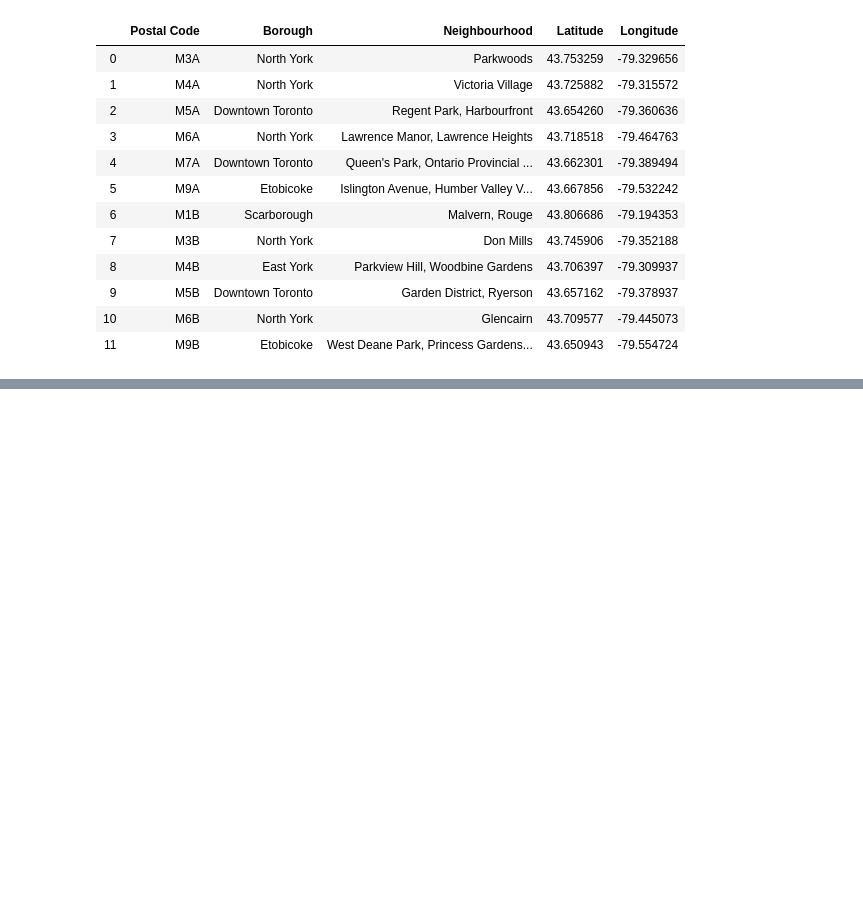
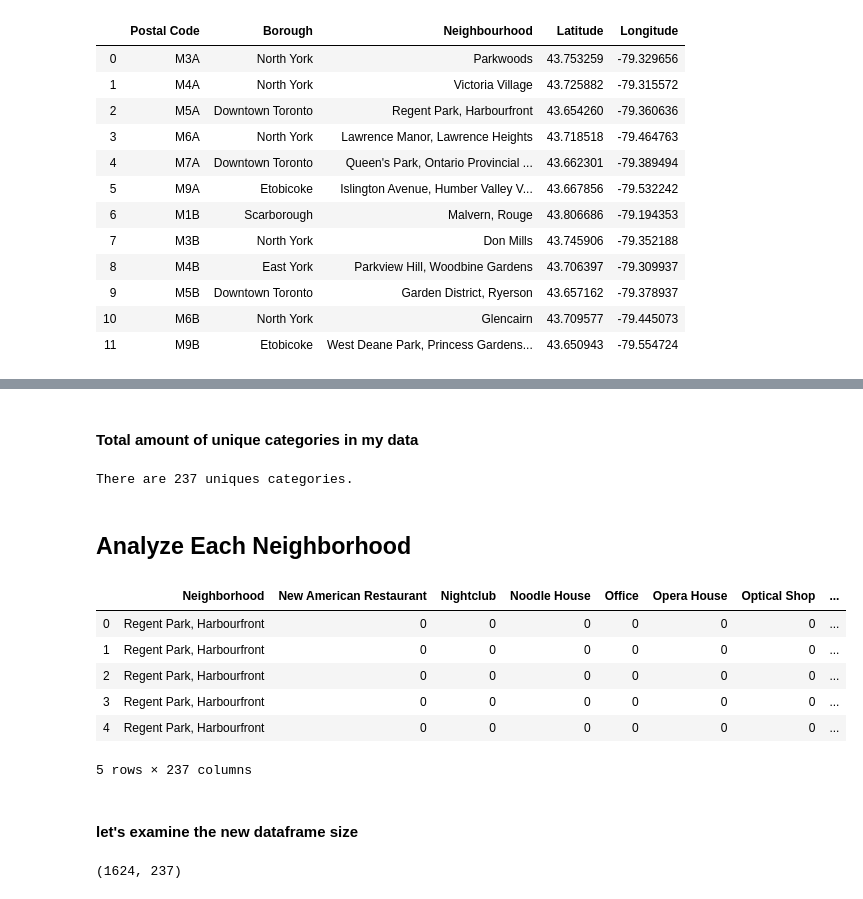
Before and after one commit to xuziqing98/New-Venture-Navigator, a Jupyter notebook: Applied Data Science Capstone Week 3 Assignment.ipynb, the cells around one changed output, grey strips where cells are left out. Saved outputs shown, nothing was run; the diff lists cells and outputs as text; code cells hidden in the pictures; blank space fills up the shorter version.

```diff
--- a/Applied Data Science Capstone Week 3 Assignment.ipynb
+++ b/Applied Data Science Capstone Week 3 Assignment.ipynb
@@ -96,0 +286,37 @@ toronto_merged_df.head(12)
+# %% [markdown]
+#### Total amount of unique categories in my data
+# %%
+print('There are {} uniques categories.'.format(len(Toronto_venues['Venue Category'].unique())))
+# %% [output]
+There are 237 uniques categories.
+# %% [markdown]
+## Analyze Each Neighborhood
+# %%
+# one hot encoding
+toronto_onehot = pd.get_dummies(Toronto_venues[['Venue Category']], prefix="", prefix_sep="")
+
+# add neighborhood column back to dataframe
+toronto_onehot['Neighborhood'] = Toronto_venues['Neighborhood']
+
+# move neighborhood column to the first column
+t_index = list(toronto_onehot.columns).index("Neighborhood")
+cols = deque(toronto_onehot.columns)
+cols.rotate(-t_index)
+cols = list(cols)
+toronto_onehot = toronto_onehot[cols]
+
+toronto_onehot.head()
+# %% [output]
+|  | Neighborhood | New American Restaurant | Nightclub | Noodle House | Office | Opera House | Optical Shop | ... |
+| 0 | Regent Park, Harbourfront | 0 | 0 | 0 | 0 | 0 | 0 | ... |
+| 1 | Regent Park, Harbourfront | 0 | 0 | 0 | 0 | 0 | 0 | ... |
+| 2 | Regent Park, Harbourfront | 0 | 0 | 0 | 0 | 0 | 0 | ... |
+| 3 | Regent Park, Harbourfront | 0 | 0 | 0 | 0 | 0 | 0 | ... |
+| 4 | Regent Park, Harbourfront | 0 | 0 | 0 | 0 | 0 | 0 | ... |
+5 rows × 237 columns
+# %% [markdown]
+ #### let's examine the new dataframe size
+# %%
+toronto_onehot.shape
+# %% [output]
+(1624, 237)
```
Also changed, not shown: parts of 47 cells of this notebook.
